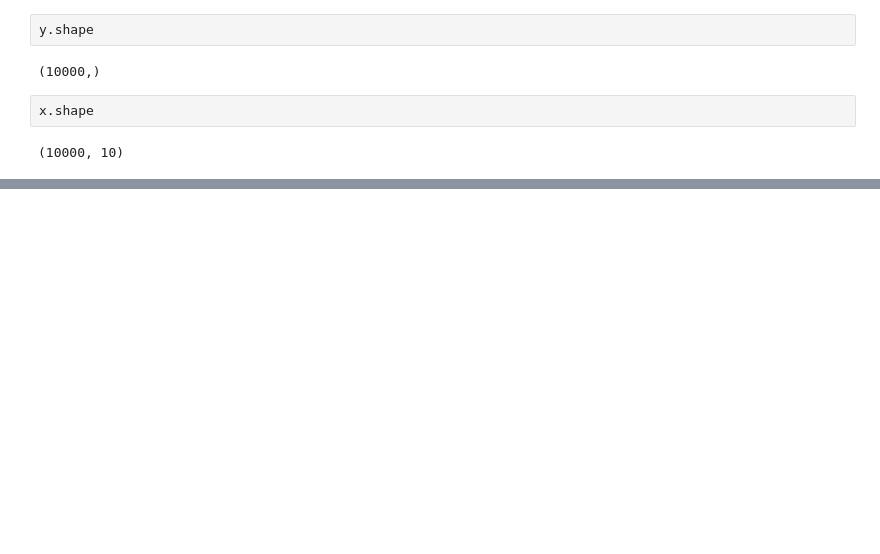
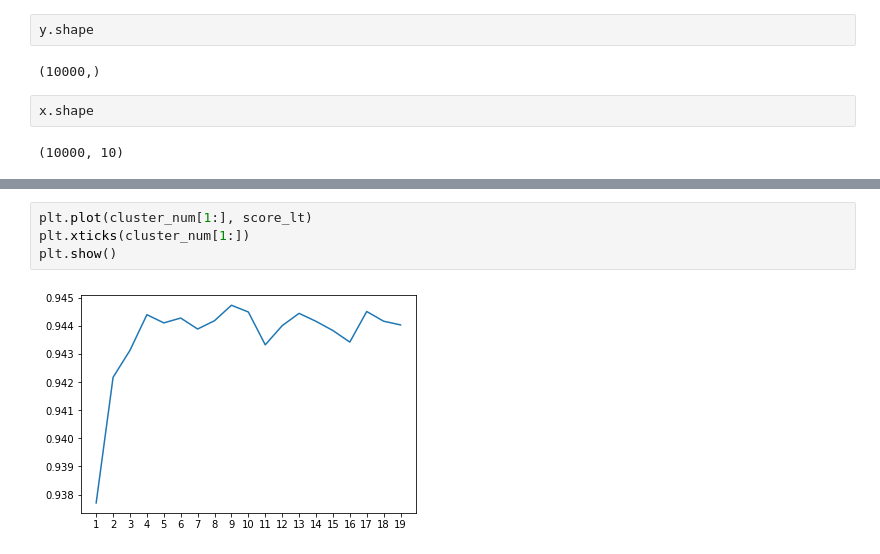
Before and after one commit to ailunguo/Project, a Jupyter notebook: Machine Learning----4/test4.ipynb, the cells around one changed output, grey strips where cells are left out. Cells and saved outputs as stored; diff of their text form; blank space fills up the shorter version.

```diff
--- a/Machine Learning----4/test4.ipynb
+++ b/Machine Learning----4/test4.ipynb
@@ -102,0 +144,6 @@ plt.scatter(x[:, 0], x[:, 1], c=y)
+# %%
+plt.plot(cluster_num[1:], score_lt)
+plt.xticks(cluster_num[1:])
+plt.show()
+# %% [output]
+[figure, added]
```
Also changed, not shown: parts of 14 cells of this notebook.
